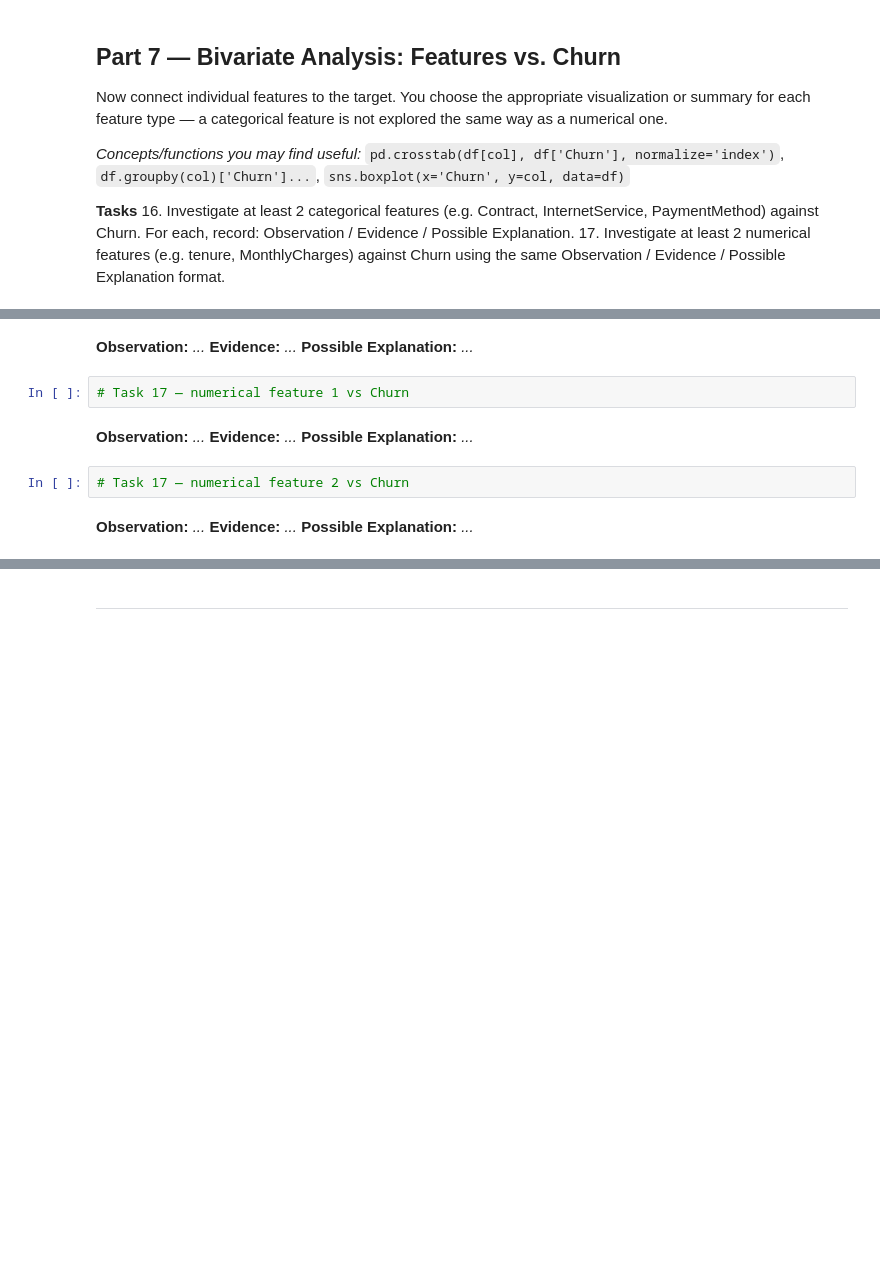
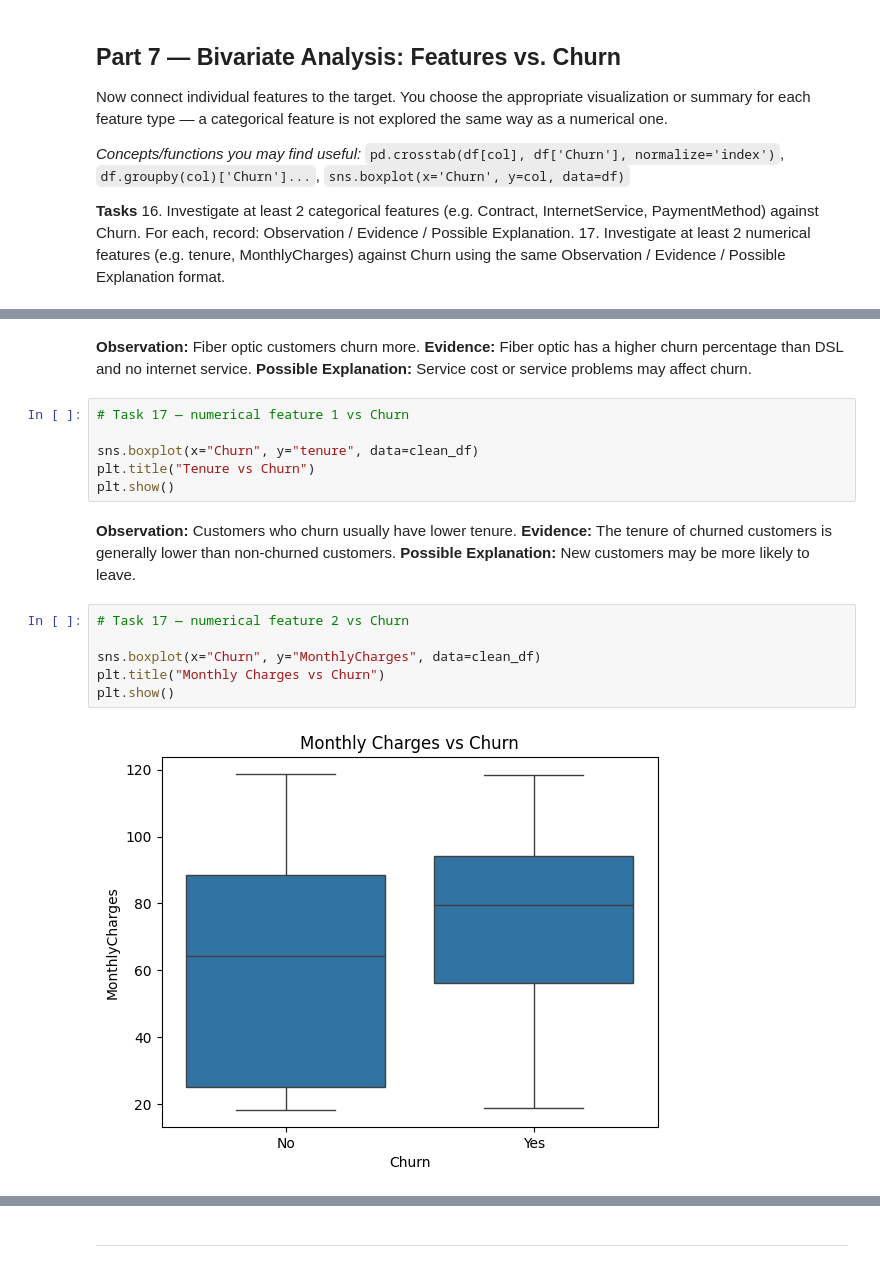
Before and after one commit to muhammadumarofficial/Python-ML_Practices, a Jupyter notebook: Lab2_Data_Cleaning_EDA_Template.ipynb, the cells around one changed output, grey strips where cells are left out. Saved outputs shown, nothing was run; the diff lists cells and outputs as text; blank space fills up the shorter version.

```diff
--- a/Lab2_Data_Cleaning_EDA_Template.ipynb
+++ b/Lab2_Data_Cleaning_EDA_Template.ipynb
@@ -361,16 +377,22 @@ Now connect individual features to the target. You choose the appropriate visual
-# %% [markdown]
-**Observation:** _..._
-**Evidence:** _..._
-**Possible Explanation:** _..._
+# %% [markdown]
+**Observation:** Fiber optic customers churn more.
+**Evidence:** Fiber optic has a higher churn percentage than DSL and no internet service.
+**Possible Explanation:** Service cost or service problems may affect churn.
 # %%
 # Task 17 — numerical feature 1 vs Churn
+
+sns.boxplot(x="Churn", y="tenure", data=clean_df)
+plt.title("Tenure vs Churn")
+plt.show()
-# %% [markdown]
-**Observation:** _..._
-**Evidence:** _..._
-**Possible Explanation:** _..._
+# %% [markdown]
+**Observation:** Customers who churn usually have lower tenure.
+**Evidence:** The tenure of churned customers is generally lower than non-churned customers.
+**Possible Explanation:** New customers may be more likely to leave.
 # %%
 # Task 17 — numerical feature 2 vs Churn
+
+sns.boxplot(x="Churn", y="MonthlyCharges", data=clean_df)
+plt.title("Monthly Charges vs Churn")
+plt.show()
+# %% [output]
+[figure, added]
-# %% [markdown]
-**Observation:** _..._
-**Evidence:** _..._
-**Possible Explanation:** _..._
```
Also changed, not shown: parts of 11 cells of this notebook.
